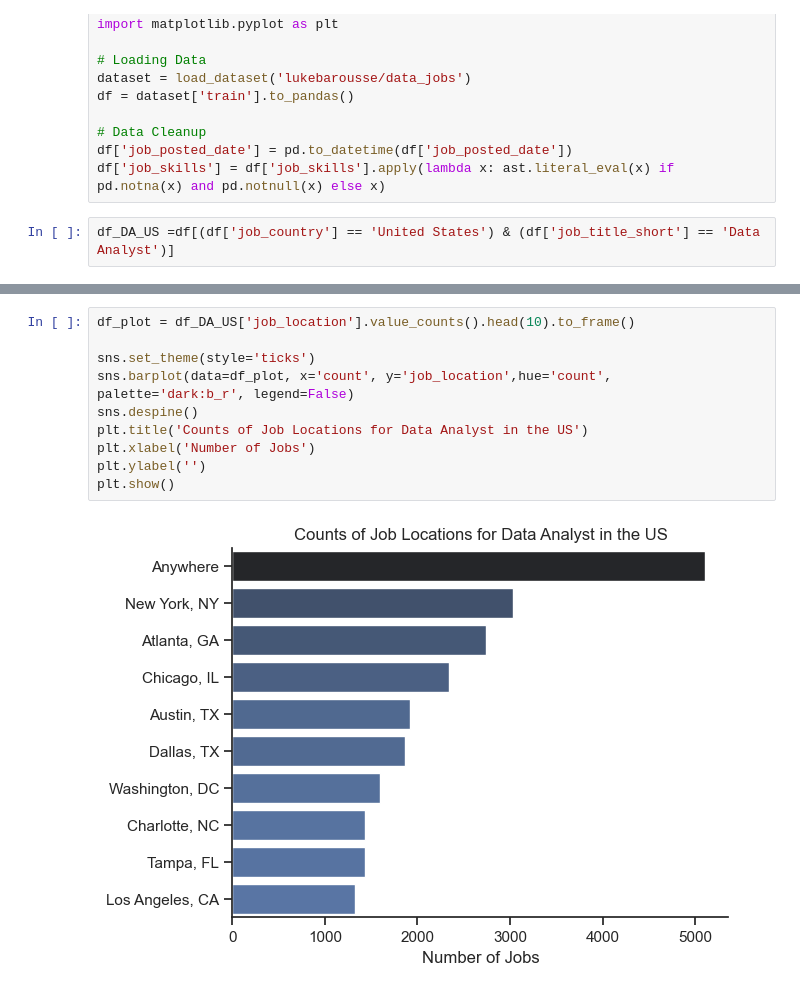
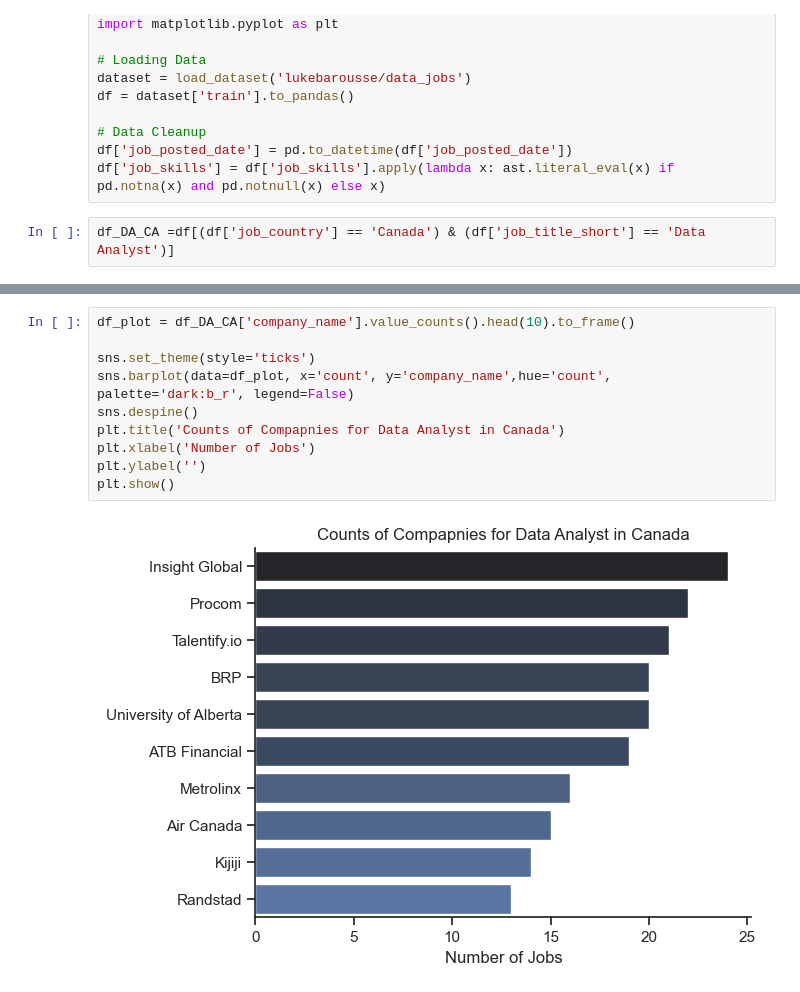
Before and after one commit to Cuishine/Python_Data_Project, a Jupyter notebook: 3_Project/1_EDA_Intro.ipynb, the cells around one changed output, grey strips where cells are left out. Cells and saved outputs as stored; diff of their text form.

```diff
--- a/3_Project/1_EDA_Intro.ipynb
+++ b/3_Project/1_EDA_Intro.ipynb
@@ -14,4 +14,4 @@ df = dataset['train'].to_pandas()
 df['job_posted_date'] = pd.to_datetime(df['job_posted_date'])
 df['job_skills'] = df['job_skills'].apply(lambda x: ast.literal_eval(x) if pd.notna(x) and pd.notnull(x) else x)
 # %%
-df_DA_US =df[(df['job_country'] == 'United States') & (df['job_title_short'] == 'Data Analyst')]
+df_DA_CA =df[(df['job_country'] == 'Canada') & (df['job_title_short'] == 'Data Analyst')]
@@ -29,12 +60,12 @@ plt.show()
 # %%
-df_plot = df_DA_US['job_location'].value_counts().head(10).to_frame()
+df_plot = df_DA_CA['company_name'].value_counts().head(10).to_frame()
 
 sns.set_theme(style='ticks')
-sns.barplot(data=df_plot, x='count', y='job_location',hue='count', palette='dark:b_r', legend=False)
+sns.barplot(data=df_plot, x='count', y='company_name',hue='count', palette='dark:b_r', legend=False)
 sns.despine()
-plt.title('Counts of Job Locations for Data Analyst in the US')
+plt.title('Counts of Compapnies for Data Analyst in Canada')
 plt.xlabel('Number of Jobs')
 plt.ylabel('')
 plt.show()
 # %% [output]
-[figure, old version]
+[figure, new version]
```
Also changed, not shown: parts of 7 cells of this notebook.
